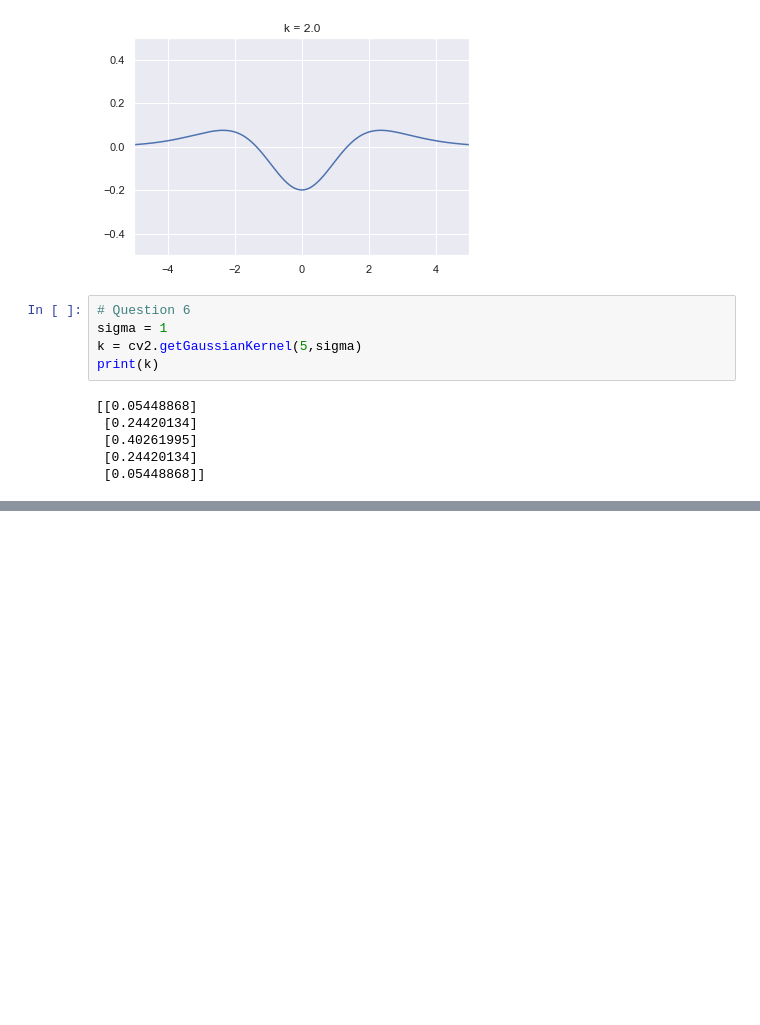
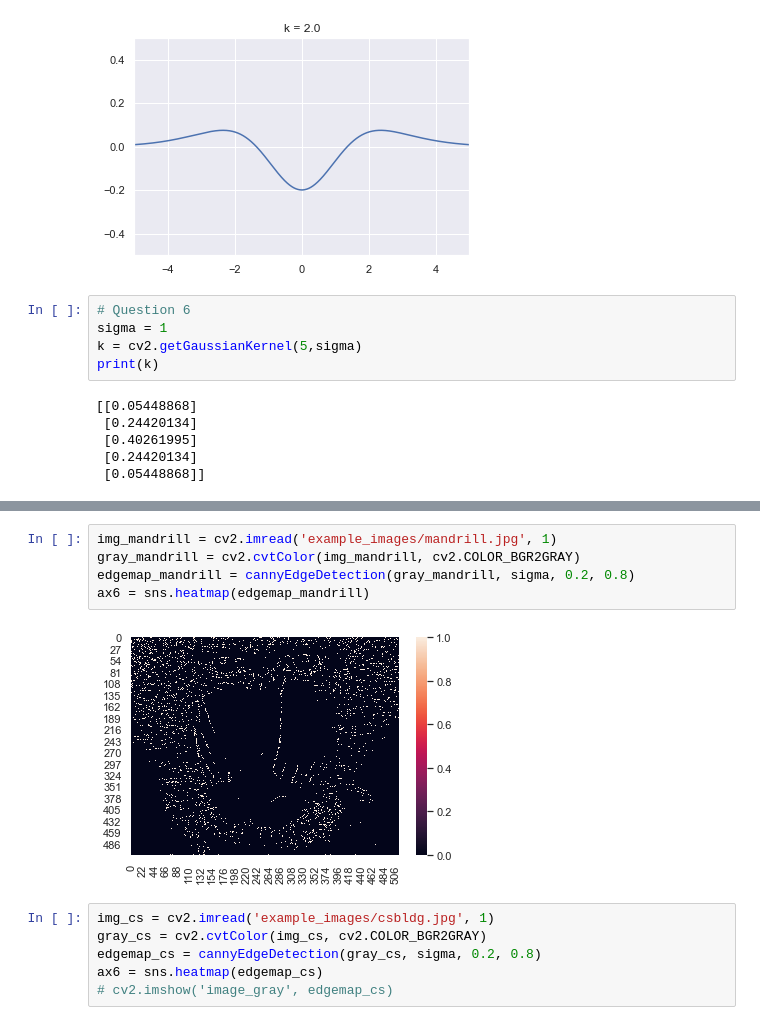
Before and after one commit to kwantlin/student-assignment-1, a Jupyter notebook: hw1.ipynb, the cells around one changed output, grey strips where cells are left out. Saved outputs shown, nothing was run; the diff lists cells and outputs as text; blank space fills up the shorter version.

Commit message:
canny, but has bugs

```diff
--- a/hw1.ipynb
+++ b/hw1.ipynb
@@ -171,0 +193,13 @@ test[n1]
+# %%
+img_mandrill = cv2.imread('example_images/mandrill.jpg', 1)
+gray_mandrill = cv2.cvtColor(img_mandrill, cv2.COLOR_BGR2GRAY)
+edgemap_mandrill = cannyEdgeDetection(gray_mandrill, sigma, 0.2, 0.8)
+ax6 = sns.heatmap(edgemap_mandrill)
+# %% [output]
+[figure, added]
+# %%
+img_cs = cv2.imread('example_images/csbldg.jpg', 1)
+gray_cs = cv2.cvtColor(img_cs, cv2.COLOR_BGR2GRAY)
+edgemap_cs = cannyEdgeDetection(gray_cs, sigma, 0.2, 0.8)
+ax6 = sns.heatmap(edgemap_cs)
+# cv2.imshow('image_gray', edgemap_cs)
```
Also changed, not shown: parts of 7 cells of this notebook, 8 other files.
